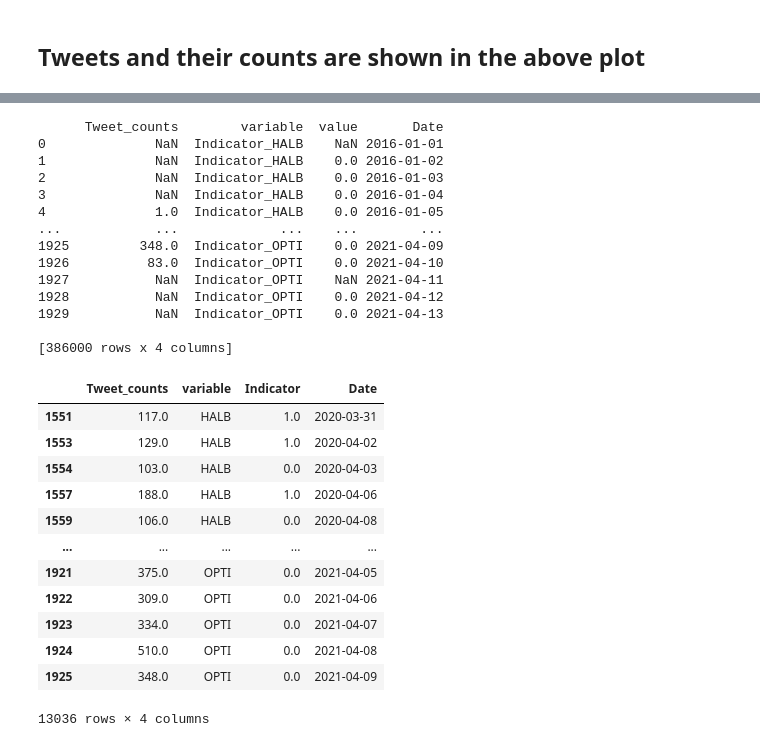
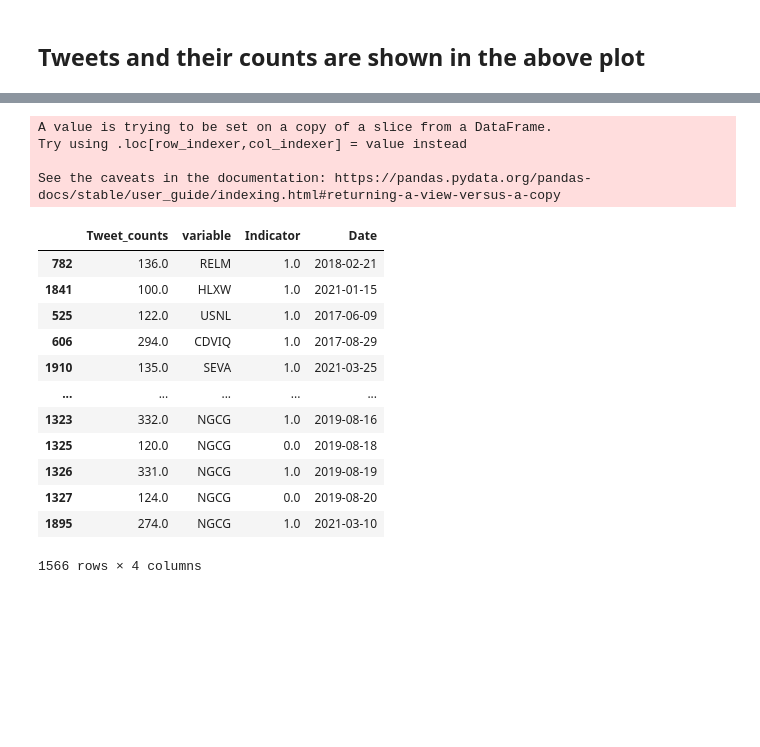
Before and after one commit to abhinavgairola/Anomaly_Detection_OTC_Market, a Jupyter notebook: Read_parquet.ipynb, the cells around one changed output, grey strips where cells are left out. Cells and saved outputs as stored; diff of their text form; code cells hidden in the pictures; blank space fills up the shorter version.

```diff
--- a/Read_parquet.ipynb
+++ b/Read_parquet.ipynb
@@ -338,7 +349,8 @@ fig_1.update_layout(font=dict(family="Times New Roman",
 # %% [markdown]
 ## Tweets and their counts are shown in the above plot
 # %%
-columns_list_of_stocks = list(bar_plot_data.tail(200).Ticker.values)#df_daily_average.columns)
+columns_list_of_stocks = list(bar_plot_data.tail(1000).Ticker.values)
+stocks_to_track = 600
 # %%
 ## loc doesn't support list with missing values anymore using filter method.
 #df_daily_average['XTRM'].filter(items=time_list_unique).plot(figsize=(20,10))
@@ -383,15 +395,10 @@ def mean_std(Ticker_name,dataframe):
 
 
 ## Loop through the tickers and merge the above computation to the copy of the stock dataframe.
-for idx,tick in enumerate(columns_list_of_stocks[0:200]):
+for idx,tick in enumerate(columns_list_of_stocks[0:stocks_to_track]):
   print(colored(idx,'red'),colored(tick,'green') )
   intermediate = mean_std(tick,df_daily_average)
-  #print(test)
+
 
   df_daily_average_copy = pd.concat([df_daily_average_copy,intermediate],axis=1)#df_daily_average_copy.combine_first(test)
-  #test_4 = pd.concat([df_daily_average,test_3],axis=1).rename(columns={0:'Indicator_XTRM'})
-  #test_4 =pd.concat([test_4,test_5],axis=1).rename(columns={'Tweets':'Tweets_XTRM'})
-
-#df_daily_average=df_daily_average.combine_first(pd.DataFrame({'Date':date,'Ticker_mean':XTRM_mean,'Ticker_std':XTRM_std}).set_index('Date'))
-#df_daily_average
 # %% [output]
@@ -452,6 +459,7 @@ Mean_data
 # %%
 df_tweets.rename(columns={'Dates':'Date'},inplace=True)
 # %%
+
 #(pd.DataFrame({'Date':date,'Ticker_mean':XTRM_mean}).set_index('Date')).plot(marker='o',figsize=(40,10))
 #df_daily_average['Ticker_mean'].plot(marker='*',figsize=(40,10),color='green')
 #df_daily_average['XTRM'].dropna().plot(figsize=(20,10))
@@ -468,73 +476,62 @@ def helper_label(list_,df_):
     tweets = df_tweets[df_tweets['Ticker']==tick].groupby('Date')['Tweets'].count()
     normal_tweet  = ((tweets-tweets.min())/(tweets.max()-tweets.min()))
     #mp.plot(normal_tweet.index,normal_tweet.values,label="Tweet_"+tick)
-    normal_data = ((df_daily_average_copy[tick]-df_daily_average_copy[tick].min())/(df_daily_average_copy[tick].max()-df_daily_average_copy[tick].min())).dropna()#.plot()
-    #mp.plot(normal_data.index, normal_data.values,label='Stock_'+tick)
-    #mp.plot(indicator.index,indicator.values,label='label'+'_'+tick)
-    #mp.legend(loc='best')
-    #print("This is indicator {}".format(indicator))
+    normal_data = ((df_daily_average_copy[tick]-df_daily_average_copy[tick].min())/(df_daily_average_copy[tick].max()-df_daily_average_copy[tick].min())).dropna()
+    ##Concat since I am retaining all the data https://stackoverflow.com/questions/40468069/merge-two-dataframes-by-index
     df_ = pd.concat([df_,indicator],axis=1).rename(columns={0:'Indicator_'+tick})
     df_ = pd.concat([df_,tweets],axis=1).rename(columns={'Tweets':'Tweets_'+tick})
 
   return df_
-temporary_step = helper_label(columns_list_of_stocks[0:200],final_df)
+temporary_step = helper_label(columns_list_of_stocks[0:stocks_to_track],final_df)
 #temporary_step
 # %%
 
 #pd.concat([t[['Tweets_RGBP','Indicator_RGBP','XTRM']].melt(id_vars='Tweets_RGBP',value_vars=['Indicator_RGBP']),pd.DataFrame(t[['Tweets_RGBP','Indicator_RGBP','XTRM']].index)],axis=1)
 #t.columns[list(t.columns.str.startswith('Tweet'))
 
 def cleaning_up(columns_list_of_stocks, idx,df_):
   """
   Create a clean melted dataframe with id variables Tweets_tickers and value variables as Indicator
   """
 
   df_clean = pd.DataFrame()
   #indexes = []
 
   for tick in columns_list_of_stocks[0:idx]:
     temp = pd.concat([df_[['Tweets_'+tick,'Indicator_'+tick,tick]].melt(id_vars='Tweets_'+tick,value_vars=['Indicator_'+tick]),pd.DataFrame(df_[['Tweets_'+tick,'Indicator_'+tick,tick]].index)],axis=1)
     #temp = pd.concat([temp,pd.DataFrame(df_[tick].values)],axis=1)
     temp.rename(columns={'Tweets_'+tick:'Tweet_counts'},inplace=True)
+    ## Retaining everything so performing an outer join which is concat by default.
     df_clean = pd.concat([df_clean,temp],axis=0)
     #df_clean = pd.concat([df_clean,(df_[tick])],axis=1)
     #print(list(df_[tick].index))
     #indexes = indexes+list(df_[tick].index)
-  print(df_clean)
-  return df_clean.rename(columns={0:'Price'})#,indexes
 
-all_clean = cleaning_up(columns_list_of_stocks,200,temporary_step)
+  return df_clean
+
+all_clean = cleaning_up(columns_list_of_stocks,stocks_to_track,temporary_step)
+
 all_clean.rename(columns={'value':'Indicator'},inplace=True)
 ## Keep the indicators where only more than 100 tweets are there as it was the case above.
 all_clean = all_clean[all_clean['Tweet_counts']>=100]
 all_clean['variable'] = all_clean['variable'].apply(lambda x: x.split('_')[1])
 all_clean
 # %% [output]
-      Tweet_counts        variable  value       Date
-0              NaN  Indicator_HALB    NaN 2016-01-01
-1              NaN  Indicator_HALB    0.0 2016-01-02
-2              NaN  Indicator_HALB    0.0 2016-01-03
-3              NaN  Indicator_HALB    0.0 2016-01-04
-4              1.0  Indicator_HALB    0.0 2016-01-05
-...            ...             ...    ...        ...
-1925         348.0  Indicator_OPTI    0.0 2021-04-09
-1926          83.0  Indicator_OPTI    0.0 2021-04-10
-1927           NaN  Indicator_OPTI    NaN 2021-04-11
-1928           NaN  Indicator_OPTI    0.0 2021-04-12
-1929           NaN  Indicator_OPTI    0.0 2021-04-13
+A value is trying to be set on a copy of a slice from a DataFrame.
+Try using .loc[row_indexer,col_indexer] = value instead
 
-[386000 rows x 4 columns]
+See the caveats in the documentation: https://pandas.pydata.org/pandas-docs/stable/user_guide/indexing.html#returning-a-view-versus-a-copy
 |  | Tweet_counts | variable | Indicator | Date |
-| 1551 | 117.0 | HALB | 1.0 | 2020-03-31 |
-| 1553 | 129.0 | HALB | 1.0 | 2020-04-02 |
-| 1554 | 103.0 | HALB | 0.0 | 2020-04-03 |
-| 1557 | 188.0 | HALB | 1.0 | 2020-04-06 |
-| 1559 | 106.0 | HALB | 0.0 | 2020-04-08 |
+| 782 | 136.0 | RELM | 1.0 | 2018-02-21 |
+| 1841 | 100.0 | HLXW | 1.0 | 2021-01-15 |
+| 525 | 122.0 | USNL | 1.0 | 2017-06-09 |
+| 606 | 294.0 | CDVIQ | 1.0 | 2017-08-29 |
+| 1910 | 135.0 | SEVA | 1.0 | 2021-03-25 |
 | ... | ... | ... | ... | ... |
-| 1921 | 375.0 | OPTI | 0.0 | 2021-04-05 |
-| 1922 | 309.0 | OPTI | 0.0 | 2021-04-06 |
-| 1923 | 334.0 | OPTI | 0.0 | 2021-04-07 |
-| 1924 | 510.0 | OPTI | 0.0 | 2021-04-08 |
-| 1925 | 348.0 | OPTI | 0.0 | 2021-04-09 |
+| 1323 | 332.0 | NGCG | 1.0 | 2019-08-16 |
+| 1325 | 120.0 | NGCG | 0.0 | 2019-08-18 |
+| 1326 | 331.0 | NGCG | 1.0 | 2019-08-19 |
+| 1327 | 124.0 | NGCG | 0.0 | 2019-08-20 |
+| 1895 | 274.0 | NGCG | 1.0 | 2021-03-10 |
-13036 rows × 4 columns
+1566 rows × 4 columns
 # %%
```
Also changed, not shown: parts of 43 cells of this notebook.
